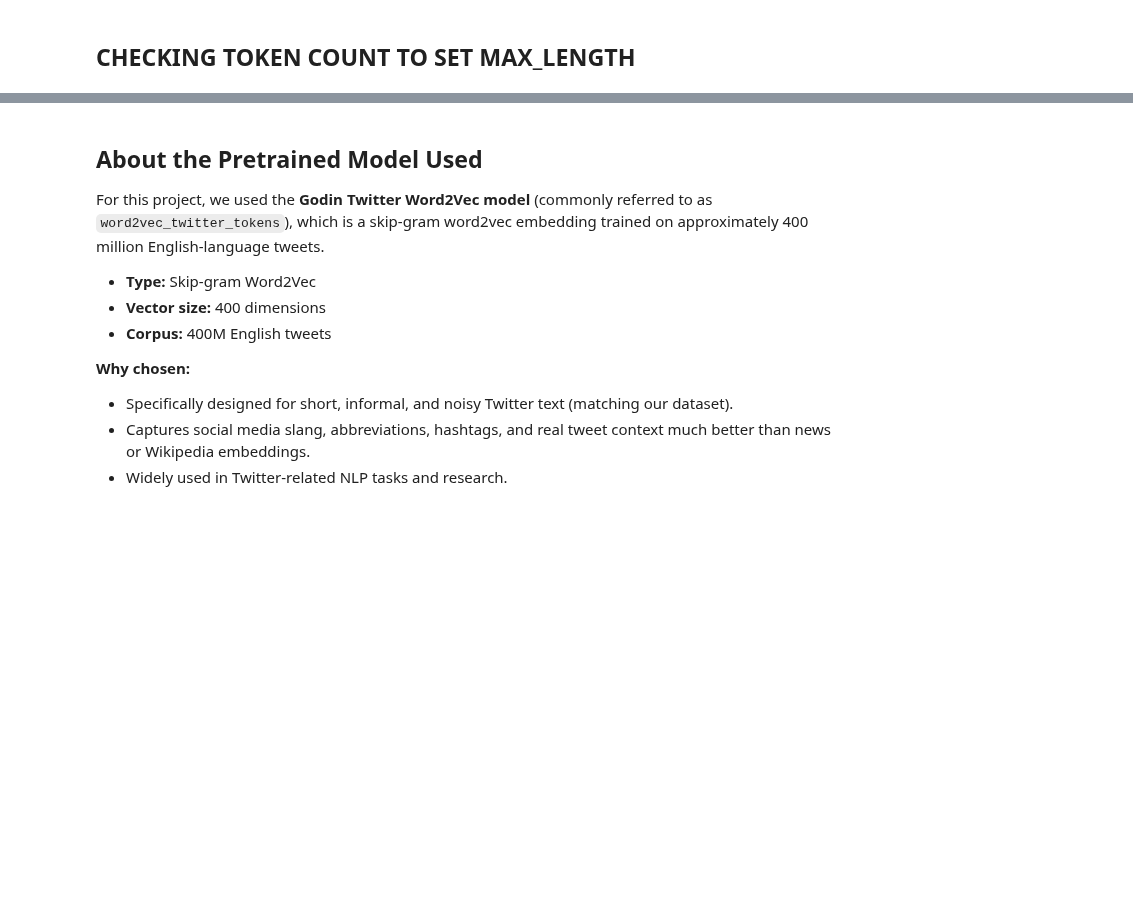
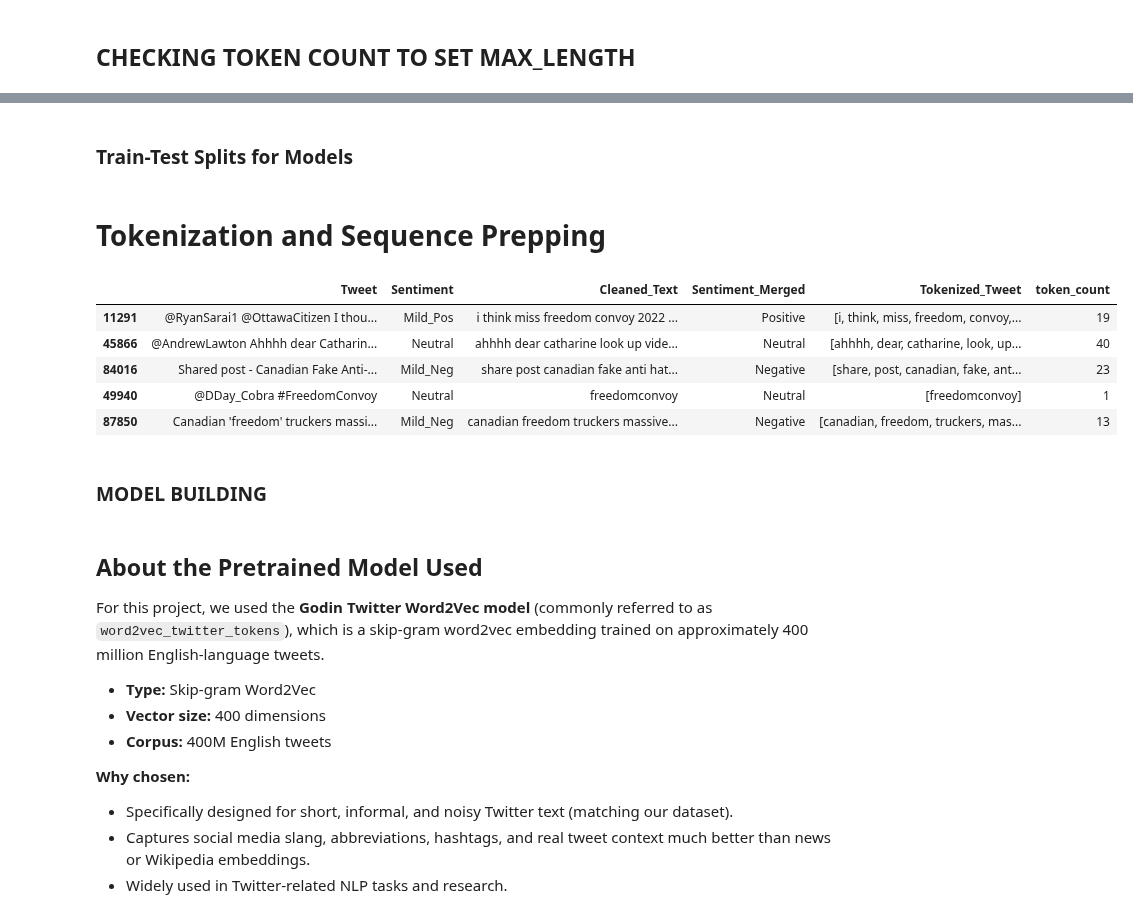
Before and after one commit to LCIT-AISC-T3-S25/Group2, a Jupyter notebook: NLP/Kauthara/NLP_Case_Study_2_Group_2_non_causal_pretrained_transfomer.ipynb, the cells around one changed output, grey strips where cells are left out. Saved outputs shown, nothing was run; the diff lists cells and outputs as text; code cells hidden in the pictures; blank space fills up the shorter version.

```diff
--- a/NLP/Kauthara/NLP_Case_Study_2_Group_2_non_causal_pretrained_transfomer.ipynb
+++ b/NLP/Kauthara/NLP_Case_Study_2_Group_2_non_causal_pretrained_transfomer.ipynb
@@ -566,0 +567,7 @@ Max: 159
+# %% [markdown]
+### Train-Test Splits for Models
+# %%
+# Split on the raw dataframe and label column
+train_df, test_df = train_test_split(
+    corpus_df, test_size=0.2, random_state=42, stratify=corpus_df['Sentiment_Merged']
+)
@@ -566,0 +580,2 @@ Max: 159
+# %% [markdown]
+# Tokenization and Sequence Prepping
@@ -566,0 +587,9 @@ Max: 159
+# %%
+train_df.head()
+# %% [output]
+|  | Tweet | Sentiment | Cleaned_Text | Sentiment_Merged | Tokenized_Tweet | token_count |
+| 11291 | @RyanSarai1 @OttawaCitizen I thou... | Mild_Pos | i think miss freedom convoy 2022 ... | Positive | [i, think, miss, freedom, convoy,... | 19 |
+| 45866 | @AndrewLawton Ahhhh dear Catharin... | Neutral | ahhhh dear catharine look up vide... | Neutral | [ahhhh, dear, catharine, look, up... | 40 |
+| 84016 | Shared post - Canadian Fake Anti-... | Mild_Neg | share post canadian fake anti hat... | Negative | [share, post, canadian, fake, ant... | 23 |
+| 49940 | @DDay_Cobra #FreedomConvoy | Neutral | freedomconvoy | Neutral | [freedomconvoy] | 1 |
+| 87850 | Canadian 'freedom' truckers massi... | Mild_Neg | canadian freedom truckers massive... | Negative | [canadian, freedom, truckers, mas... | 13 |
@@ -567,3 +600,5 @@ Max: 159
+# %% [markdown]
+### MODEL BUILDING
 # %% [markdown]
 ## About the Pretrained Model Used
 
```
Also changed, not shown: parts of 36 cells of this notebook.
